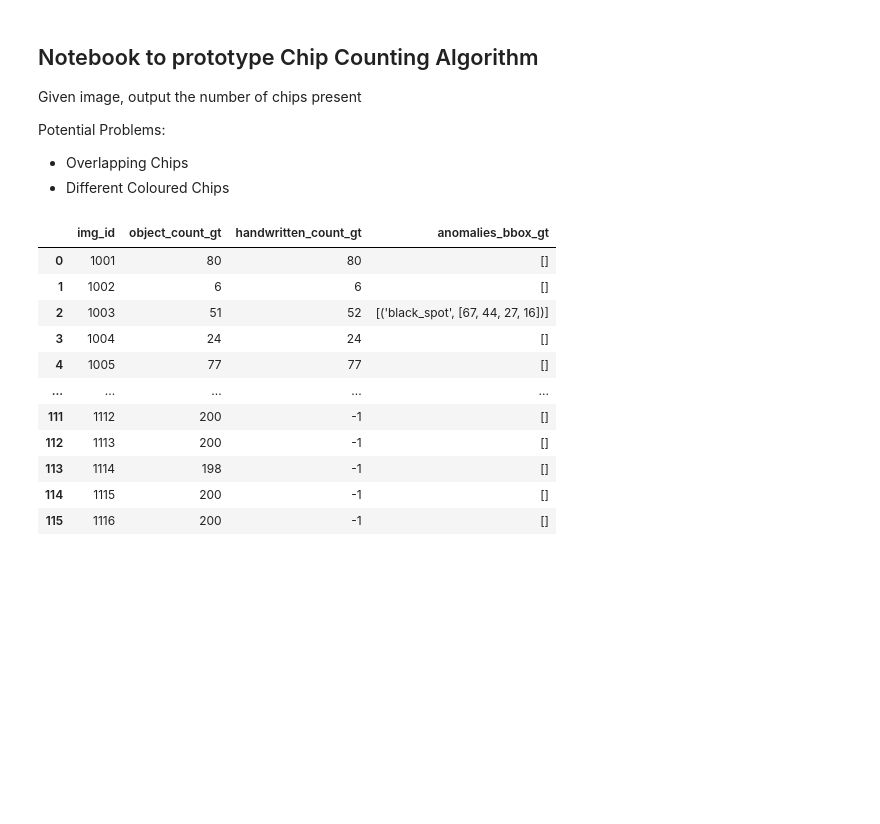
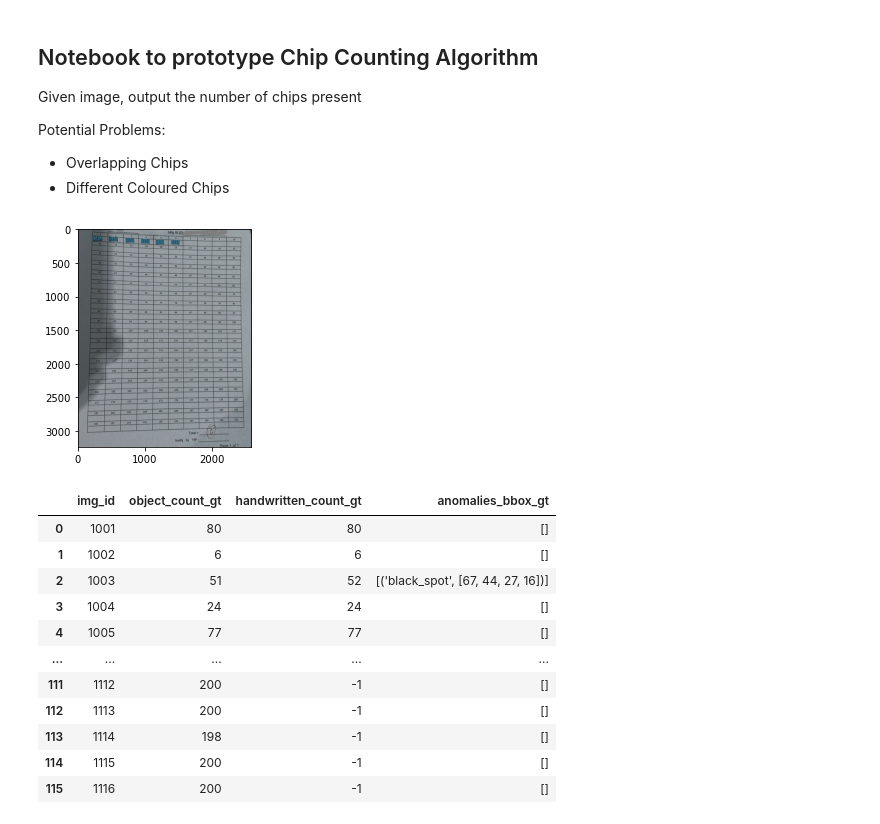
Before and after one commit to bryanwhl/nus-data-science-comp-cv, a Jupyter notebook: notebook/chip_count_xy.ipynb, the cells around one changed output. Saved outputs shown, nothing was run; the diff lists cells and outputs as text; code cells hidden in the pictures; blank space fills up the shorter version.

```diff
--- a/notebook/chip_count_xy.ipynb
+++ b/notebook/chip_count_xy.ipynb
@@ -14,3 +15,8 @@ from helper_functions import read_imgs
 # %%
-img_list = read_imgs(r"C:\Users\Asus\Downloads\nus-sds-dsc2021\train_data\train_images")
+img_list = read_imgs(r"/Users/bryanwhl/Documents/nus-sds-dsc2021/train_data/train_images/")
+# %%
+plt.imshow(img_list[115])
+plt.show()
+# %% [output]
+[figure, added]
 # %%
```
Also changed, not shown: parts of 4 cells of this notebook, 1 other file.
